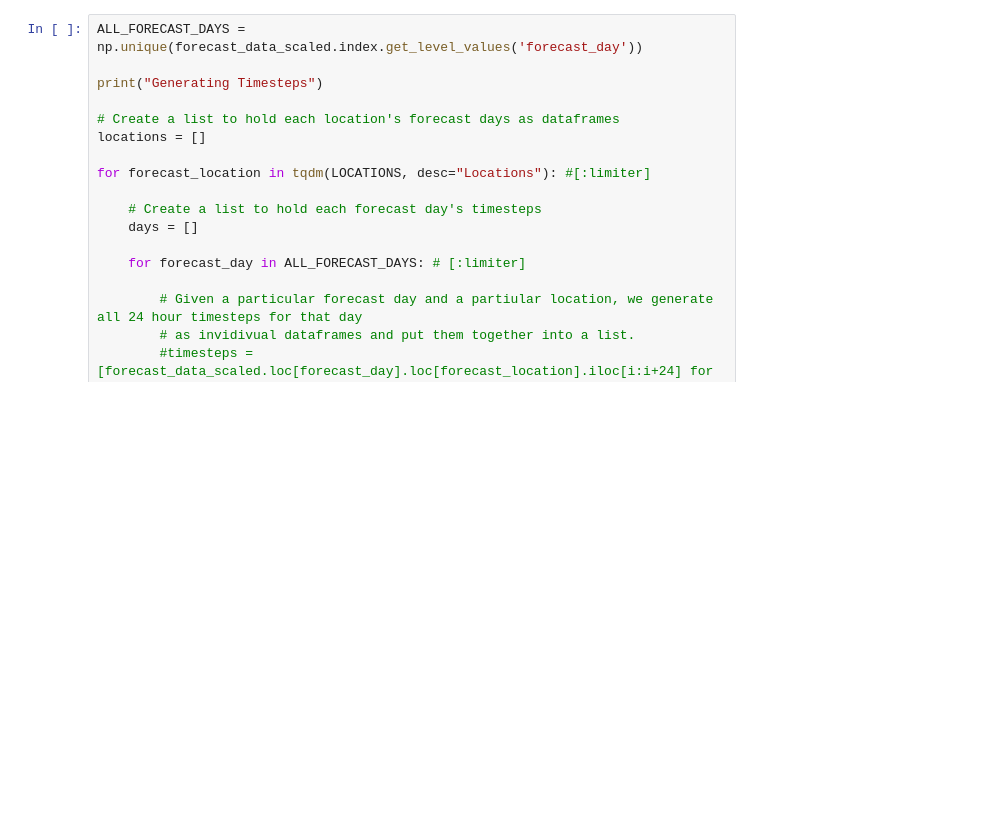
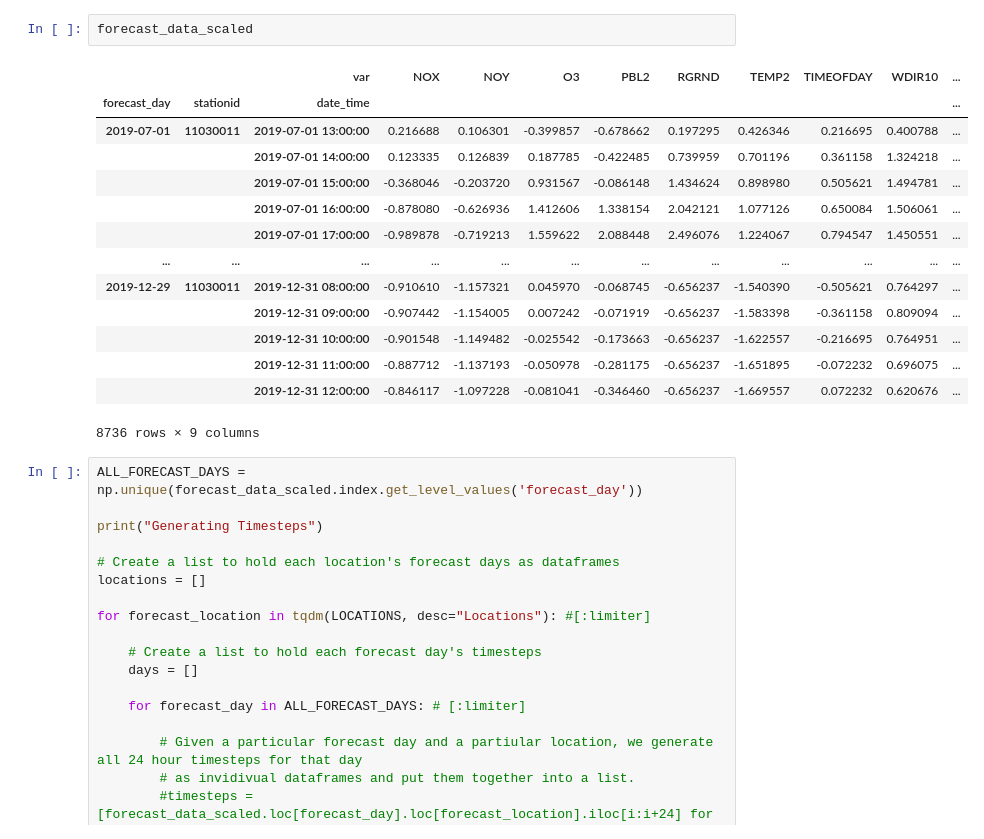
Before and after one commit to sophia-hamer/LSTM-BiasCorrection, a Jupyter notebook: lstm.ipynb, the cells around one changed output. Drawn from its saved outputs; the diff is of its cells as text; blank space fills up the shorter version.

```diff
--- a/lstm.ipynb
+++ b/lstm.ipynb
@@ -86,3 +150,20 @@ for variable in tqdm(PHYSICAL_VARIABLES, desc='Normalizing Data'):
+# %%
+forecast_data_scaled
+# %% [output]
+|  |  | var | NOX | NOY | O3 | PBL2 | RGRND | TEMP2 | TIMEOFDAY | WDIR10 | ... |
+| forecast_day | stationid | date_time |  |  |  |  |  |  |  |  | ... |
+| 2019-07-01 | 11030011 | 2019-07-01 13:00:00 | 0.216688 | 0.106301 | -0.399857 | -0.678662 | 0.197295 | 0.426346 | 0.216695 | 0.400788 | ... |
+|  |  | 2019-07-01 14:00:00 | 0.123335 | 0.126839 | 0.187785 | -0.422485 | 0.739959 | 0.701196 | 0.361158 | 1.324218 | ... |
+|  |  | 2019-07-01 15:00:00 | -0.368046 | -0.203720 | 0.931567 | -0.086148 | 1.434624 | 0.898980 | 0.505621 | 1.494781 | ... |
+|  |  | 2019-07-01 16:00:00 | -0.878080 | -0.626936 | 1.412606 | 1.338154 | 2.042121 | 1.077126 | 0.650084 | 1.506061 | ... |
+|  |  | 2019-07-01 17:00:00 | -0.989878 | -0.719213 | 1.559622 | 2.088448 | 2.496076 | 1.224067 | 0.794547 | 1.450551 | ... |
+| ... | ... | ... | ... | ... | ... | ... | ... | ... | ... | ... | ... |
+| 2019-12-29 | 11030011 | 2019-12-31 08:00:00 | -0.910610 | -1.157321 | 0.045970 | -0.068745 | -0.656237 | -1.540390 | -0.505621 | 0.764297 | ... |
+|  |  | 2019-12-31 09:00:00 | -0.907442 | -1.154005 | 0.007242 | -0.071919 | -0.656237 | -1.583398 | -0.361158 | 0.809094 | ... |
+|  |  | 2019-12-31 10:00:00 | -0.901548 | -1.149482 | -0.025542 | -0.173663 | -0.656237 | -1.622557 | -0.216695 | 0.764951 | ... |
+|  |  | 2019-12-31 11:00:00 | -0.887712 | -1.137193 | -0.050978 | -0.281175 | -0.656237 | -1.651895 | -0.072232 | 0.696075 | ... |
+|  |  | 2019-12-31 12:00:00 | -0.846117 | -1.097228 | -0.081041 | -0.346460 | -0.656237 | -1.669557 | 0.072232 | 0.620676 | ... |
+8736 rows × 9 columns
 # %%
 ALL_FORECAST_DAYS = np.unique(forecast_data_scaled.index.get_level_values('forecast_day'))
 
```
Also changed, not shown: parts of 22 cells of this notebook, 9 other files.
